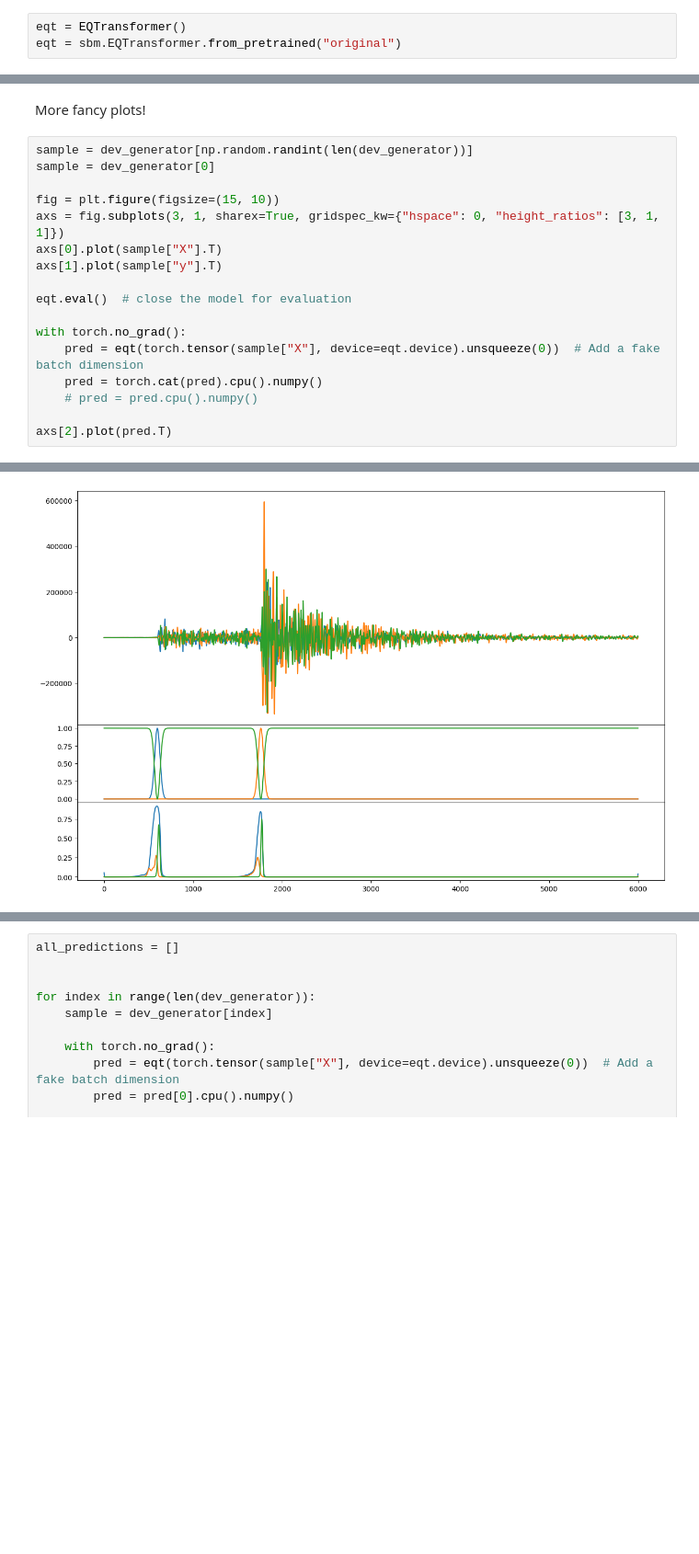
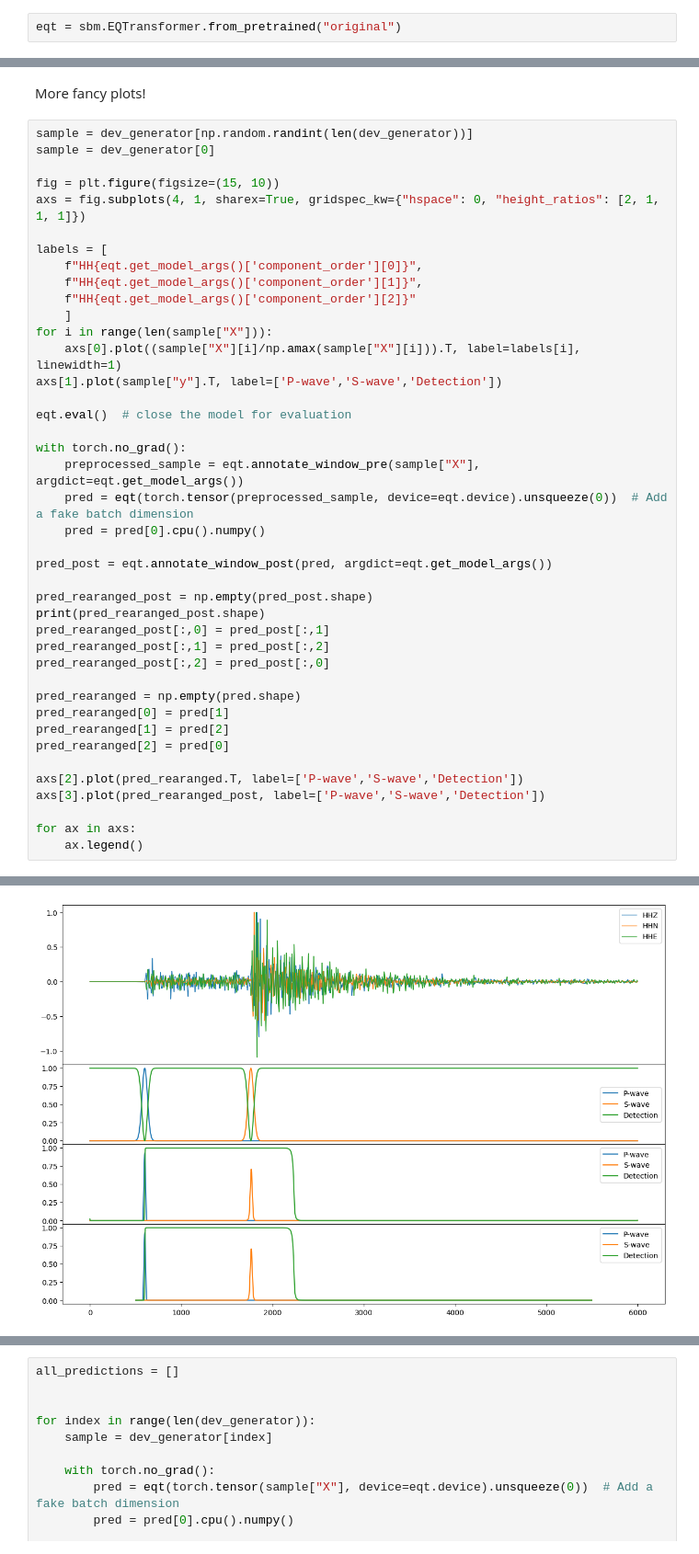
Before and after one commit to ib31iat/earthquake-monitoring, a Jupyter notebook: EQTransformer Example.ipynb, the cells around one changed output, grey strips where cells are left out. Shown: that part at 92% size. Saved outputs shown, nothing was run; the diff lists cells and outputs as text; blank space fills up the shorter version.

Commit message:
Add window pre and post processing to example

```diff
--- a/EQTransformer Example.ipynb
+++ b/EQTransformer Example.ipynb
@@ -20,7 +20,6 @@ example_data = WaveformDataset("data/STEAD/example/seisbench")
 # %% [markdown]
 Instantiate a version of seisbench’s EQTransformer
 # %%
-eqt = EQTransformer()
 eqt = sbm.EQTransformer.from_pretrained("original")
 # %% [markdown]
 This part is slightly weird, but the *data* contains information about what is training, validation, and test, already.
@@ -153,16 +134,40 @@ sample = dev_generator[np.random.randint(len(dev_generator))]
 sample = dev_generator[0]
 
 fig = plt.figure(figsize=(15, 10))
-axs = fig.subplots(3, 1, sharex=True, gridspec_kw={"hspace": 0, "height_ratios": [3, 1, 1]})
-axs[0].plot(sample["X"].T)
-axs[1].plot(sample["y"].T)
+axs = fig.subplots(4, 1, sharex=True, gridspec_kw={"hspace": 0, "height_ratios": [2, 1, 1, 1]})
+
+labels = [
+    f"HH{eqt.get_model_args()['component_order'][0]}",
+    f"HH{eqt.get_model_args()['component_order'][1]}",
+    f"HH{eqt.get_model_args()['component_order'][2]}"
+    ]
+for i in range(len(sample["X"])):
+    axs[0].plot((sample["X"][i]/np.amax(sample["X"][i])).T, label=labels[i], linewidth=1)
+axs[1].plot(sample["y"].T, label=['P-wave','S-wave','Detection'])
 
 eqt.eval()  # close the model for evaluation
 
 with torch.no_grad():
-    pred = eqt(torch.tensor(sample["X"], device=eqt.device).unsqueeze(0))  # Add a fake batch dimension
-    pred = torch.cat(pred).cpu().numpy()
-    # pred = pred.cpu().numpy()
+    preprocessed_sample = eqt.annotate_window_pre(sample["X"], argdict=eqt.get_model_args())
+    pred = eqt(torch.tensor(preprocessed_sample, device=eqt.device).unsqueeze(0))  # Add a fake batch dimension
+    pred = pred[0].cpu().numpy()
 
-axs[2].plot(pred.T)
+pred_post = eqt.annotate_window_post(pred, argdict=eqt.get_model_args())
+
+pred_rearanged_post = np.empty(pred_post.shape)
+print(pred_rearanged_post.shape)
+pred_rearanged_post[:,0] = pred_post[:,1]
+pred_rearanged_post[:,1] = pred_post[:,2]
+pred_rearanged_post[:,2] = pred_post[:,0]
+
+pred_rearanged = np.empty(pred.shape)
+pred_rearanged[0] = pred[1]
+pred_rearanged[1] = pred[2]
+pred_rearanged[2] = pred[0]
+
+axs[2].plot(pred_rearanged.T, label=['P-wave','S-wave','Detection'])
+axs[3].plot(pred_rearanged_post, label=['P-wave','S-wave','Detection'])
+
+for ax in axs:
+    ax.legend()
 # %% [output]
@@ -172 +175 @@ axs[2].plot(pred.T)
-[figure, old version]
+[figure, new version]
```
Also changed, not shown: parts of 4 cells of this notebook.
